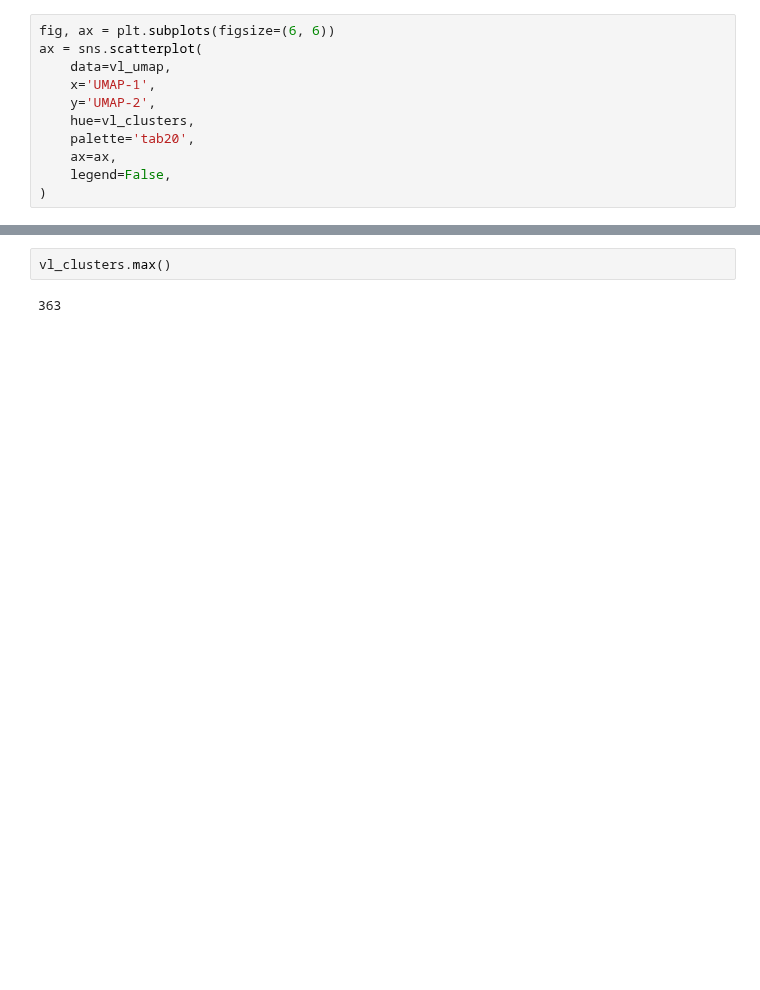
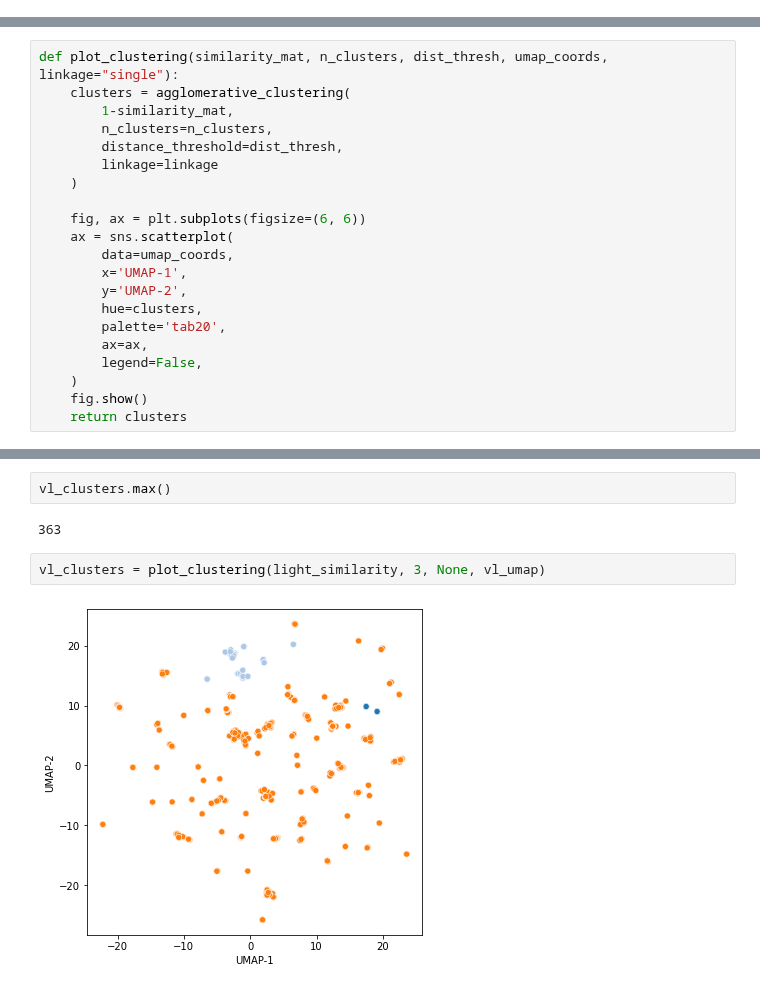
Before and after one commit to kvetab/di-pred, a Jupyter notebook: notebooks/data_processing/07-data-split.ipynb, the cells around one changed output, grey strips where cells are left out. Cells and saved outputs as stored; diff of their text form; blank space fills up the shorter version.

Commit message:
Function for plotting clusters

```diff
--- a/notebooks/data_processing/07-data-split.ipynb
+++ b/notebooks/data_processing/07-data-split.ipynb
@@ -149,11 +141,0 @@ vl_clusters = agglomerative_clustering(
-# %%
-fig, ax = plt.subplots(figsize=(6, 6))
-ax = sns.scatterplot(
-    data=vl_umap,
-    x='UMAP-1',
-    y='UMAP-2',
-    hue=vl_clusters,
-    palette='tab20',
-    ax=ax,
-    legend=False,
-)
@@ -161,0 +142,21 @@ ax = sns.scatterplot(
+# %%
+def plot_clustering(similarity_mat, n_clusters, dist_thresh, umap_coords, linkage="single"):
+    clusters = agglomerative_clustering(
+        1-similarity_mat,
+        n_clusters=n_clusters,
+        distance_threshold=dist_thresh,
+        linkage=linkage
+    )
+
+    fig, ax = plt.subplots(figsize=(6, 6))
+    ax = sns.scatterplot(
+        data=umap_coords,
+        x='UMAP-1',
+        y='UMAP-2',
+        hue=clusters,
+        palette='tab20',
+        ax=ax,
+        legend=False,
+    )
+    fig.show()
+    return clusters
@@ -163,3 +168,7 @@ ax = sns.scatterplot(
 vl_clusters.max()
 # %% [output]
 363
+# %%
+vl_clusters = plot_clustering(light_similarity, 3, None, vl_umap)
+# %% [output]
+[figure, added]
```
Also changed, not shown: parts of 4 cells of this notebook.
